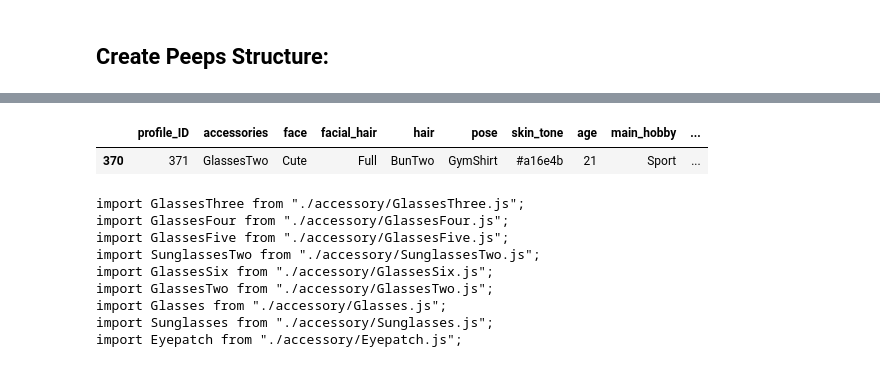
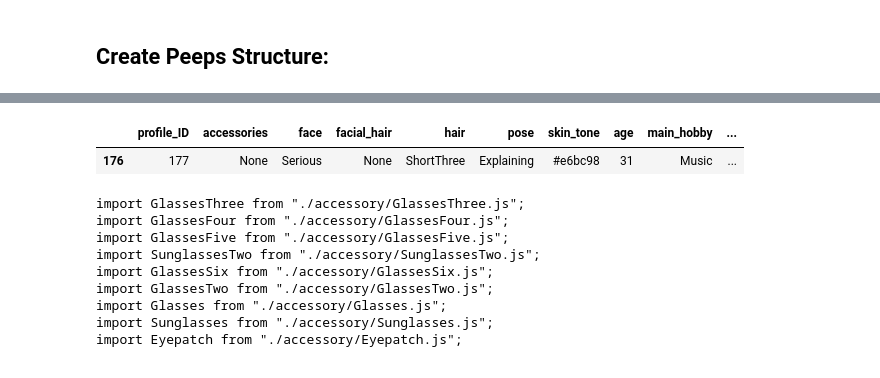
Before and after one commit to sofiahafner/dating-app-experiment, a Jupyter notebook: profiles/ProfileCreation.ipynb, the cells around one changed output, grey strips where cells are left out. Cells and saved outputs as stored; diff of their text form; code cells hidden in the pictures.

```diff
--- a/profiles/ProfileCreation.ipynb
+++ b/profiles/ProfileCreation.ipynb
@@ -250,5 +250,6 @@ hair.pop(hair.index("Bear"))
 hair.pop(hair.index("DocOne"))
 hair.pop(hair.index("DocTwo"))
 hair.pop(hair.index("DocThree"))
-hair.pop(hair.index("MediumBangs"))
+hair.pop(hair.index("Cornrows"))
+# hair.pop(hair.index("MediumBangs"))
 # %% [output]
@@ -391,10 +392,10 @@ df
 # %%
 df.to_json('/Users/franziskahafner/Desktop/oii/trinity/thesis/experiment/dating-app-experiment/client/data/peep_profiles.json', orient='records', lines=False)
 # %%
-df[df["profile_ID"]==371]
+df[df["profile_ID"]==177]
 # %% [output]
 |  | profile_ID | accessories | face | facial_hair | hair | pose | skin_tone | age | main_hobby | ... |
-| 370 | 371 | GlassesTwo | Cute | Full | BunTwo | GymShirt | #a16e4b | 21 | Sport | ... |
+| 176 | 177 | None | Serious | None | ShortThree | Explaining | #e6bc98 | 31 | Music | ... |
 # %%
 import os
 
```
Also changed, not shown: parts of 6 cells of this notebook, 7 other files.
